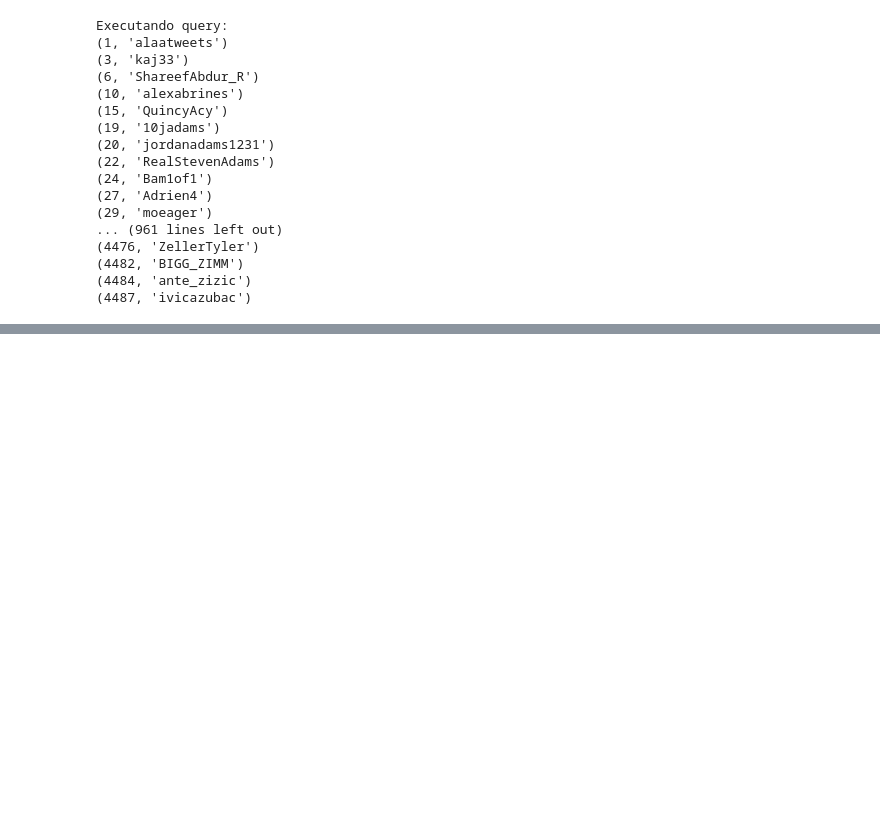
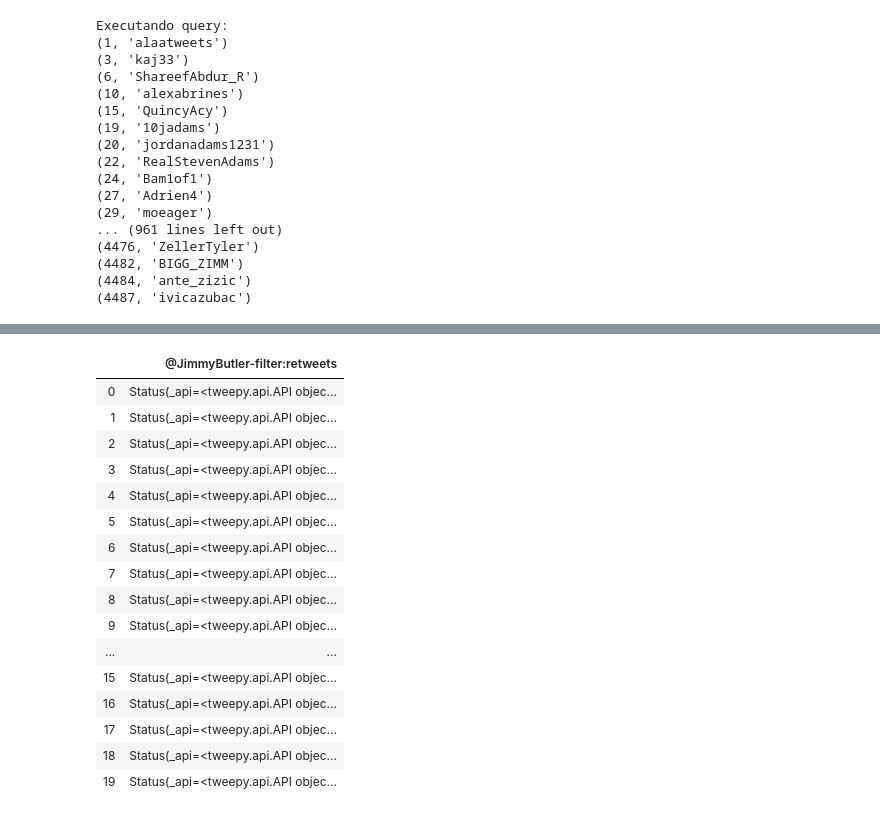
Before and after one commit to GustavoGB/NBA-Twitter-RedesSociais, a Jupyter notebook: tweepy-api.ipynb, the cells around one changed output, grey strips where cells are left out. Saved outputs shown, nothing was run; the diff lists cells and outputs as text; code cells hidden in the pictures; blank space fills up the shorter version.

```diff
--- a/tweepy-api.ipynb
+++ b/tweepy-api.ipynb
@@ -309,0 +185,23 @@ mined_tweets_df.to_json(r'saved_tweets.json')
+# %%
+
+
+data_df = pd.read_json("saved_tweets.json", orient='records')
+data_df.head(20)
+# %% [output]
+|  | @JimmyButler-filter:retweets |
+| 0 | Status(_api=<tweepy.api.API objec... |
+| 1 | Status(_api=<tweepy.api.API objec... |
+| 2 | Status(_api=<tweepy.api.API objec... |
+| 3 | Status(_api=<tweepy.api.API objec... |
+| 4 | Status(_api=<tweepy.api.API objec... |
+| 5 | Status(_api=<tweepy.api.API objec... |
+| 6 | Status(_api=<tweepy.api.API objec... |
+| 7 | Status(_api=<tweepy.api.API objec... |
+| 8 | Status(_api=<tweepy.api.API objec... |
+| 9 | Status(_api=<tweepy.api.API objec... |
+| ... | ... |
+| 15 | Status(_api=<tweepy.api.API objec... |
+| 16 | Status(_api=<tweepy.api.API objec... |
+| 17 | Status(_api=<tweepy.api.API objec... |
+| 18 | Status(_api=<tweepy.api.API objec... |
+| 19 | Status(_api=<tweepy.api.API objec... |
```
Also changed, not shown: parts of 11 cells of this notebook, 2 other files.
